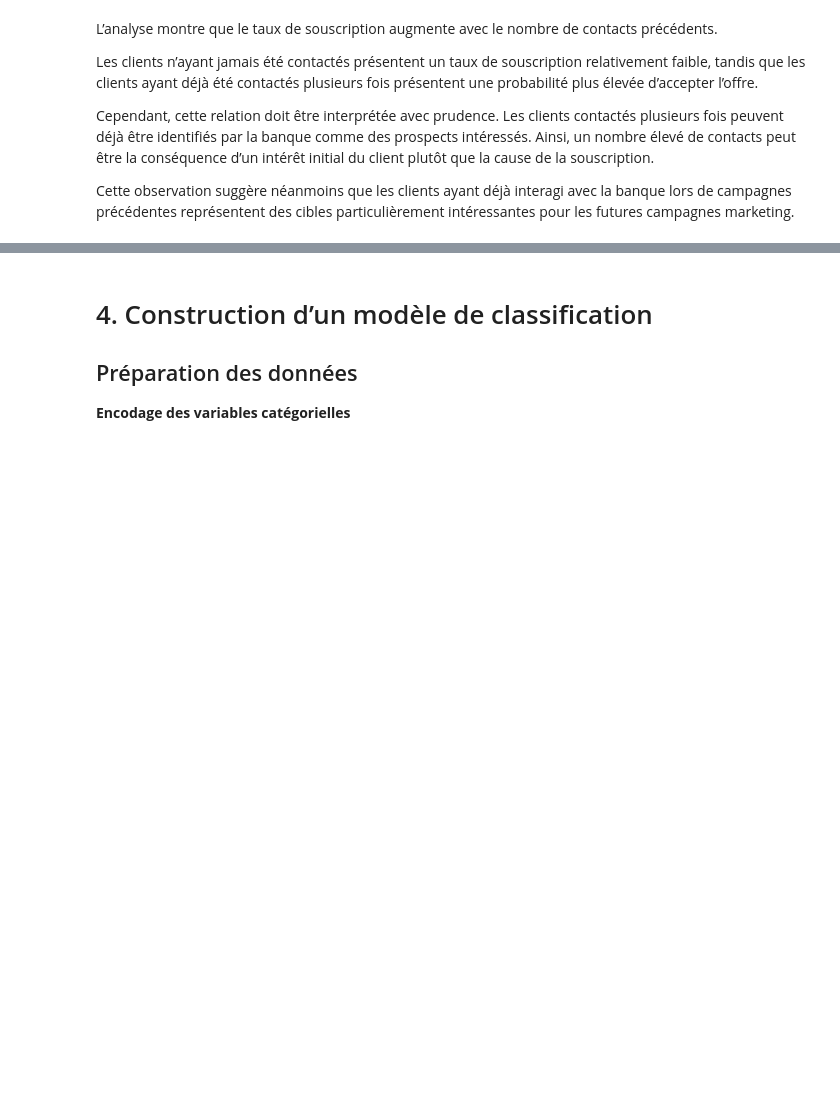
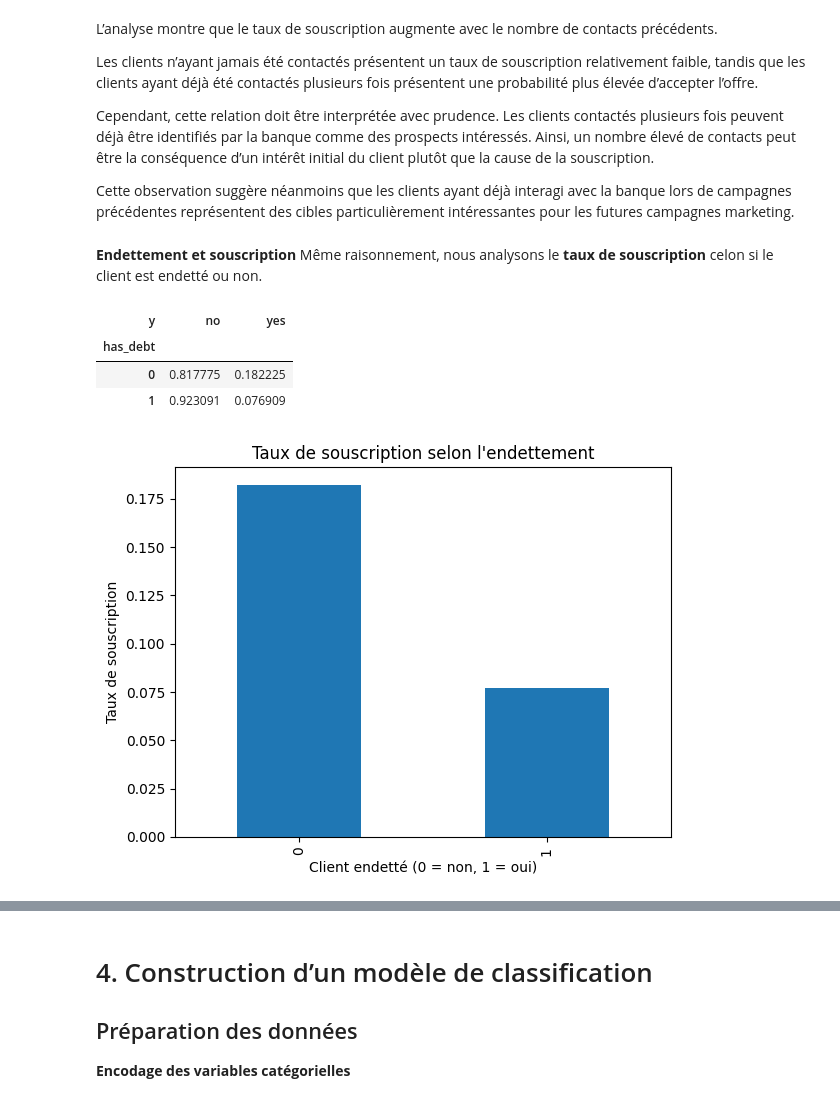
Before and after one commit to yvannerosane/Projet1, a Jupyter notebook: Notebook.ipynb, the cells around one changed output, grey strips where cells are left out. Cells and saved outputs as stored; diff of their text form; code cells hidden in the pictures; blank space fills up the shorter version.

```diff
--- a/Notebook.ipynb
+++ b/Notebook.ipynb
@@ -336,3 +337,29 @@ Les clients n’ayant jamais été contactés présentent un taux de souscriptio
 Cependant, cette relation doit être interprétée avec prudence. Les clients contactés plusieurs fois peuvent déjà être identifiés par la banque comme des prospects intéressés. Ainsi, un nombre élevé de contacts peut être la conséquence d’un intérêt initial du client plutôt que la cause de la souscription.
 
 Cette observation suggère néanmoins que les clients ayant déjà interagi avec la banque lors de campagnes précédentes représentent des cibles particulièrement intéressantes pour les futures campagnes marketing.
+# %% [markdown]
+**Endettement et souscription**
+Même raisonnement, nous analysons le **taux de souscription** celon si le client est endetté ou non.
+# %%
+debt_subscription_rate = (
+    data.groupby("has_debt")["y"]
+    .value_counts(normalize=True)
+    .unstack()
+)
+
+debt_subscription_rate
+# %% [output]
+| y | no | yes |
+| has_debt |  |  |
+| 0 | 0.817775 | 0.182225 |
+| 1 | 0.923091 | 0.076909 |
+# %%
+debt_subscription_rate["yes"].plot(kind="bar")
+
+plt.title("Taux de souscription selon l'endettement")
+plt.xlabel("Client endetté (0 = non, 1 = oui)")
+plt.ylabel("Taux de souscription")
+
+plt.show()
+# %% [output]
+[figure, added]
```
Also changed, not shown: parts of 5 cells of this notebook.
